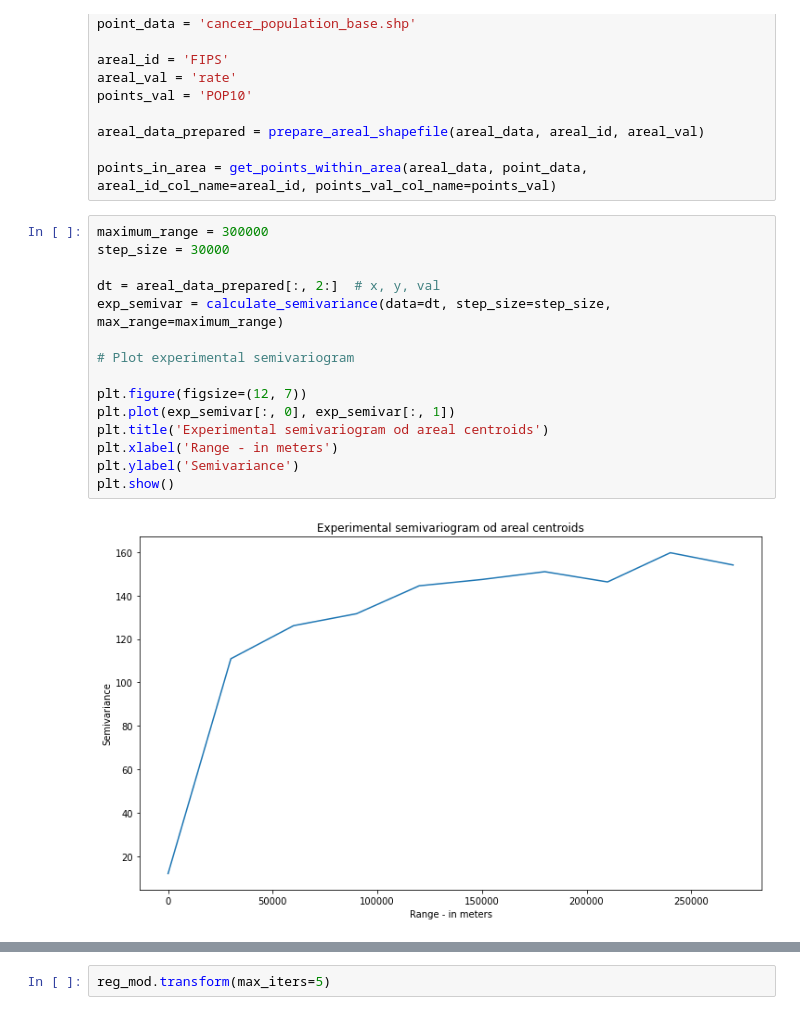
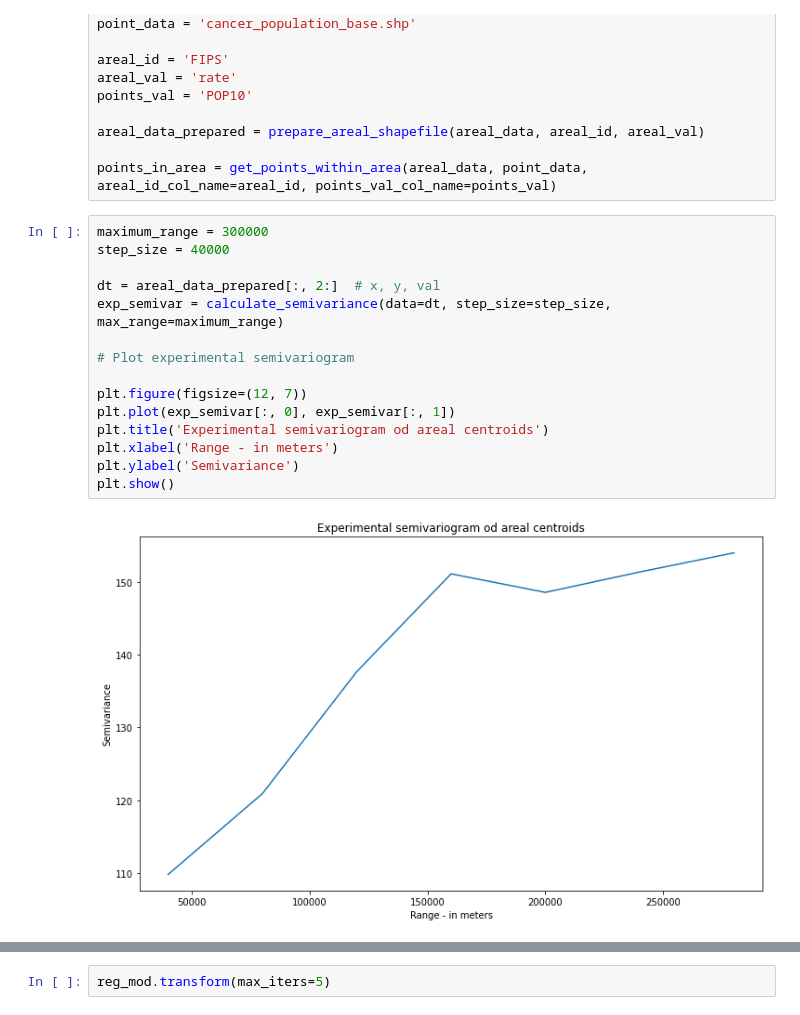
Before and after one commit to SimonMolinsky/pyinterpolate-paper, a Jupyter notebook: paper-examples/example-use-case/joss paper example.ipynb, the cells around one changed output, grey strips where cells are left out. Saved outputs shown, nothing was run; the diff lists cells and outputs as text.

```diff
--- a/paper-examples/example-use-case/joss paper example.ipynb
+++ b/paper-examples/example-use-case/joss paper example.ipynb
@@ -24,21 +24,21 @@ areal_data_prepared = prepare_areal_shapefile(areal_data, areal_id, areal_val)
 points_in_area = get_points_within_area(areal_data, point_data, areal_id_col_name=areal_id, points_val_col_name=points_val)
 # %%
 maximum_range = 300000
-step_size = 30000
+step_size = 40000
 
 dt = areal_data_prepared[:, 2:]  # x, y, val
 exp_semivar = calculate_semivariance(data=dt, step_size=step_size, max_range=maximum_range)
 
 # Plot experimental semivariogram
 
 plt.figure(figsize=(12, 7))
 plt.plot(exp_semivar[:, 0], exp_semivar[:, 1])
 plt.title('Experimental semivariogram od areal centroids')
 plt.xlabel('Range - in meters')
 plt.ylabel('Semivariance')
 plt.show()
 # %% [output]
-[figure, old version]
+[figure, new version]
 # %%
 def build_point_array(points):
     a = None
```
Also changed, not shown: parts of 4 cells of this notebook, 20 other files.
